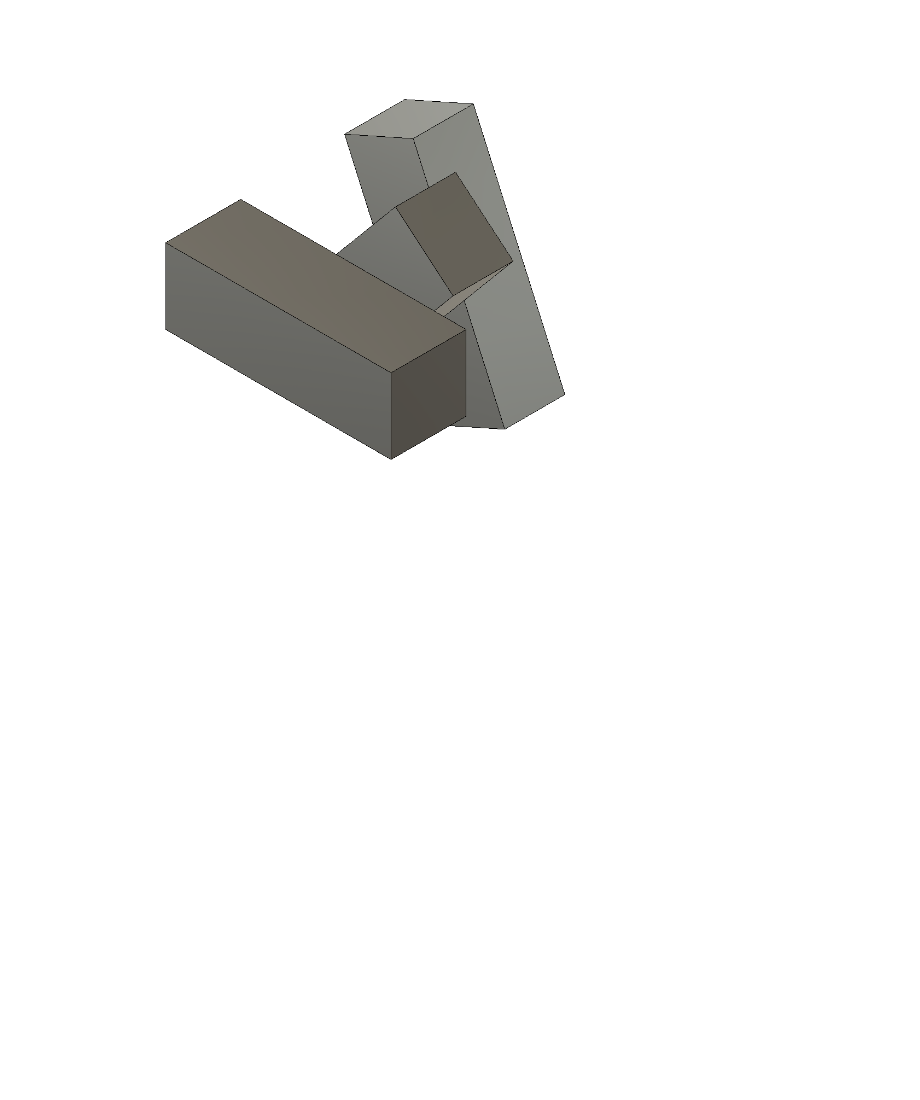
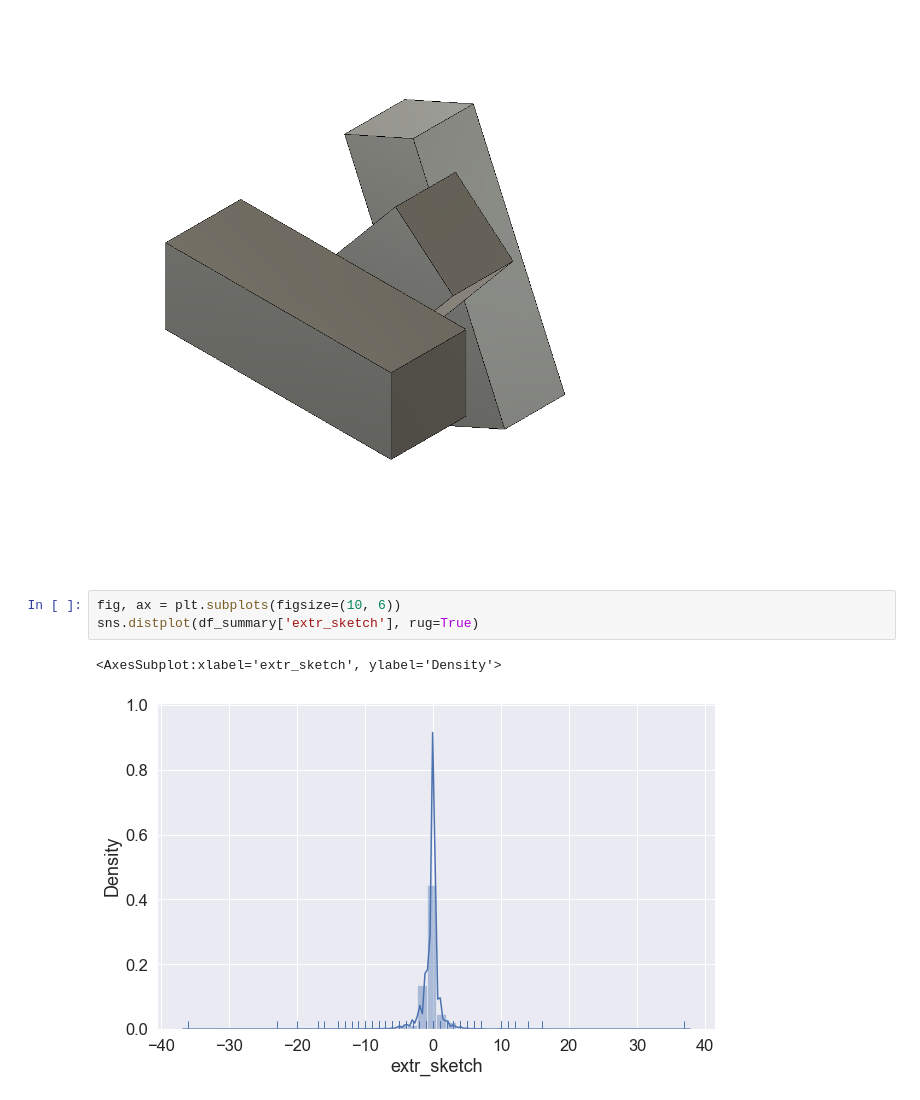
Before and after one commit to ericevje/cs109b-group44, a Jupyter notebook: notebooks/cs109b_project_data_exploration.ipynb, the cells around one changed output. Drawn from its saved outputs; the diff is of its cells as text; blank space fills up the shorter version.

```diff
--- a/notebooks/cs109b_project_data_exploration.ipynb
+++ b/notebooks/cs109b_project_data_exploration.ipynb
@@ -322,3 +322,9 @@ Image(f"{dataset_path}/reconstruction/{img_file}.png")
 # %% [output]
 134924_4c5e911a_0000
 [figure]
+# %%
+fig, ax = plt.subplots(figsize=(10, 6))
+sns.distplot(df_summary['extr_sketch'], rug=True)
+# %% [output]
+<AxesSubplot:xlabel='extr_sketch', ylabel='Density'>
+[figure, added]
```
Also changed, not shown: parts of 1 cell of this notebook.
